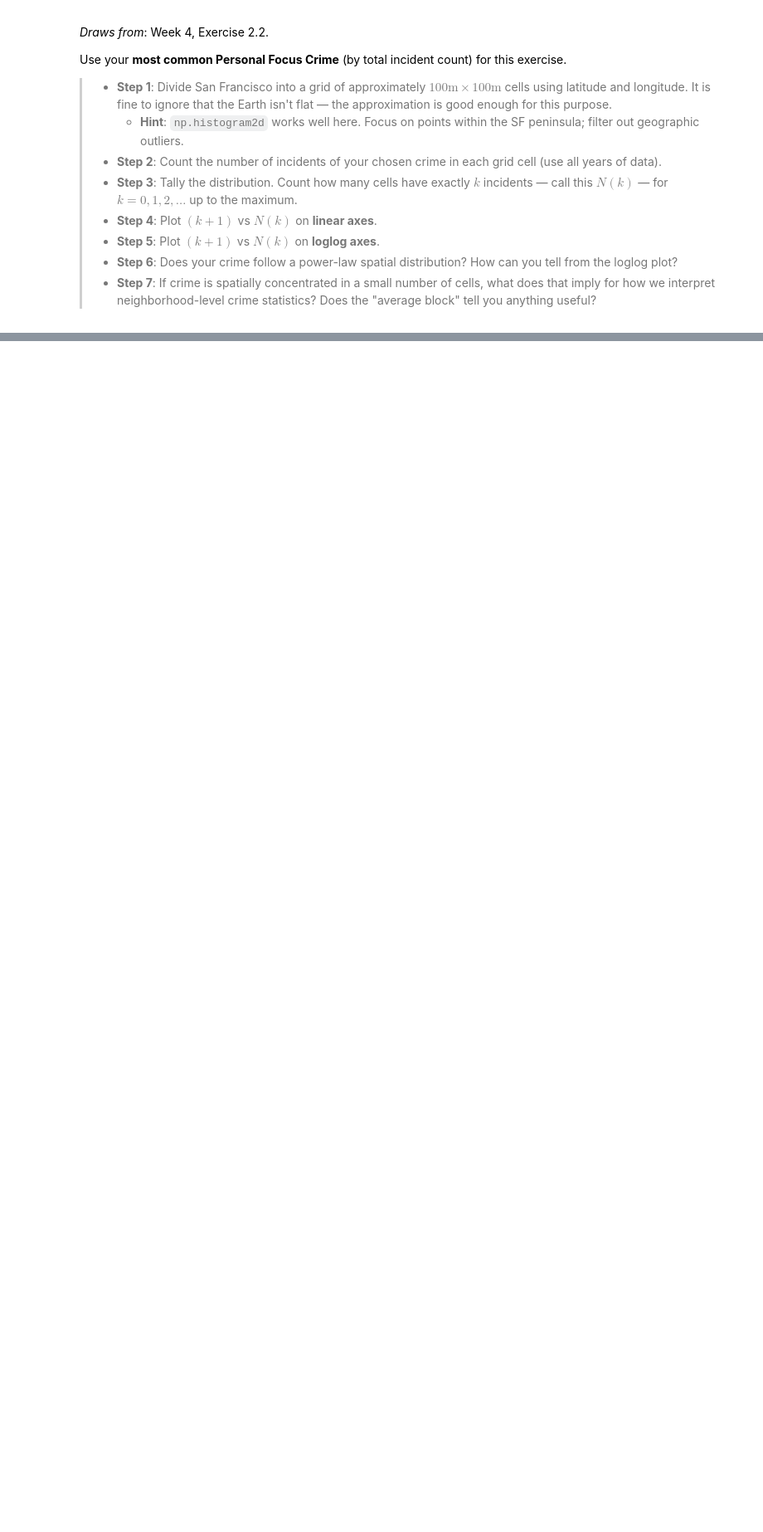
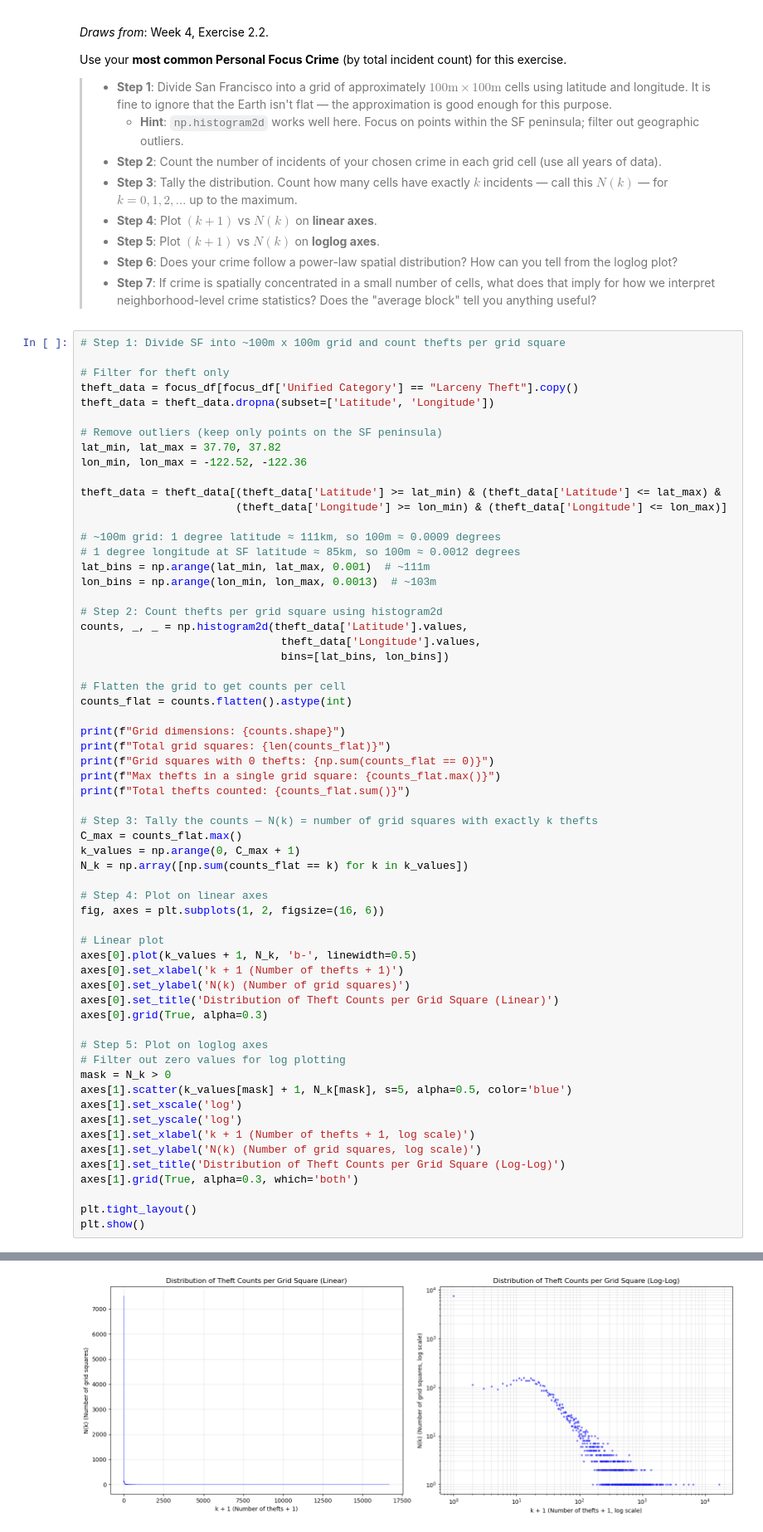
Before and after one commit to Aryan-Mi/dtu-social-data-assignments, a Jupyter notebook: assignment-1/Assignment1.ipynb, the cells around one changed output, grey strips where cells are left out. Shown at 83% size. Cells and saved outputs as stored; diff of their text form; blank space fills up the shorter version.

```diff
--- a/assignment-1/Assignment1.ipynb
+++ b/assignment-1/Assignment1.ipynb
@@ -186,3 +194,65 @@ Use your **most common Personal Focus Crime** (by total incident count) for this
 > * **Step 5**: Plot $(k+1)$ vs $N(k)$ on **loglog axes**.
 > * **Step 6**: Does your crime follow a power-law spatial distribution? How can you tell from the loglog plot?
 > * **Step 7**: If crime is spatially concentrated in a small number of cells, what does that imply for how we interpret neighborhood-level crime statistics? Does the "average block" tell you anything useful?
+# %%
+# Step 1: Divide SF into ~100m x 100m grid and count thefts per grid square
+
+# Filter for theft only
+theft_data = focus_df[focus_df['Unified Category'] == "Larceny Theft"].copy()
+theft_data = theft_data.dropna(subset=['Latitude', 'Longitude'])
+
+# Remove outliers (keep only points on the SF peninsula)
+lat_min, lat_max = 37.70, 37.82
+lon_min, lon_max = -122.52, -122.36
+
+theft_data = theft_data[(theft_data['Latitude'] >= lat_min) & (theft_data['Latitude'] <= lat_max) &
+                        (theft_data['Longitude'] >= lon_min) & (theft_data['Longitude'] <= lon_max)]
+
+# ~100m grid: 1 degree latitude ≈ 111km, so 100m ≈ 0.0009 degrees
+# 1 degree longitude at SF latitude ≈ 85km, so 100m ≈ 0.0012 degrees
+lat_bins = np.arange(lat_min, lat_max, 0.001)  # ~111m
+lon_bins = np.arange(lon_min, lon_max, 0.0013)  # ~103m
+
+# Step 2: Count thefts per grid square using histogram2d
+counts, _, _ = np.histogram2d(theft_data['Latitude'].values,
+                               theft_data['Longitude'].values,
+                               bins=[lat_bins, lon_bins])
+
+# Flatten the grid to get counts per cell
+counts_flat = counts.flatten().astype(int)
+
+print(f"Grid dimensions: {counts.shape}")
+print(f"Total grid squares: {len(counts_flat)}")
+print(f"Grid squares with 0 thefts: {np.sum(counts_flat == 0)}")
+print(f"Max thefts in a single grid square: {counts_flat.max()}")
+print(f"Total thefts counted: {counts_flat.sum()}")
+
+# Step 3: Tally the counts — N(k) = number of grid squares with exactly k thefts
+C_max = counts_flat.max()
+k_values = np.arange(0, C_max + 1)
+N_k = np.array([np.sum(counts_flat == k) for k in k_values])
+
+# Step 4: Plot on linear axes
+fig, axes = plt.subplots(1, 2, figsize=(16, 6))
+
+# Linear plot
+axes[0].plot(k_values + 1, N_k, 'b-', linewidth=0.5)
+axes[0].set_xlabel('k + 1 (Number of thefts + 1)')
+axes[0].set_ylabel('N(k) (Number of grid squares)')
+axes[0].set_title('Distribution of Theft Counts per Grid Square (Linear)')
+axes[0].grid(True, alpha=0.3)
+
+# Step 5: Plot on loglog axes
+# Filter out zero values for log plotting
+mask = N_k > 0
+axes[1].scatter(k_values[mask] + 1, N_k[mask], s=5, alpha=0.5, color='blue')
+axes[1].set_xscale('log')
+axes[1].set_yscale('log')
+axes[1].set_xlabel('k + 1 (Number of thefts + 1, log scale)')
+axes[1].set_ylabel('N(k) (Number of grid squares, log scale)')
+axes[1].set_title('Distribution of Theft Counts per Grid Square (Log-Log)')
+axes[1].grid(True, alpha=0.3, which='both')
+
+plt.tight_layout()
+plt.show()
+# %% [output]
@@ -188,0 +264 @@ Use your **most common Personal Focus Crime** (by total incident count) for this
+[figure, added]
```
Also changed, not shown: parts of 9 cells of this notebook, 1 other file.
